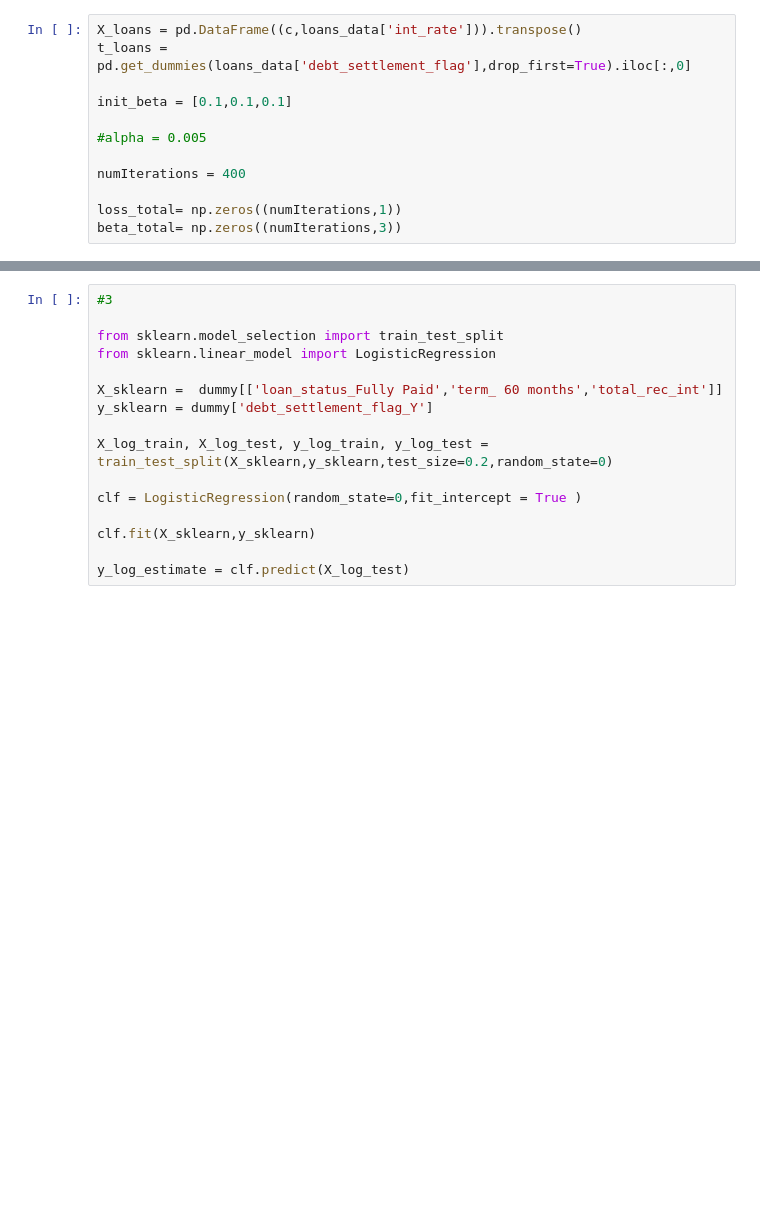
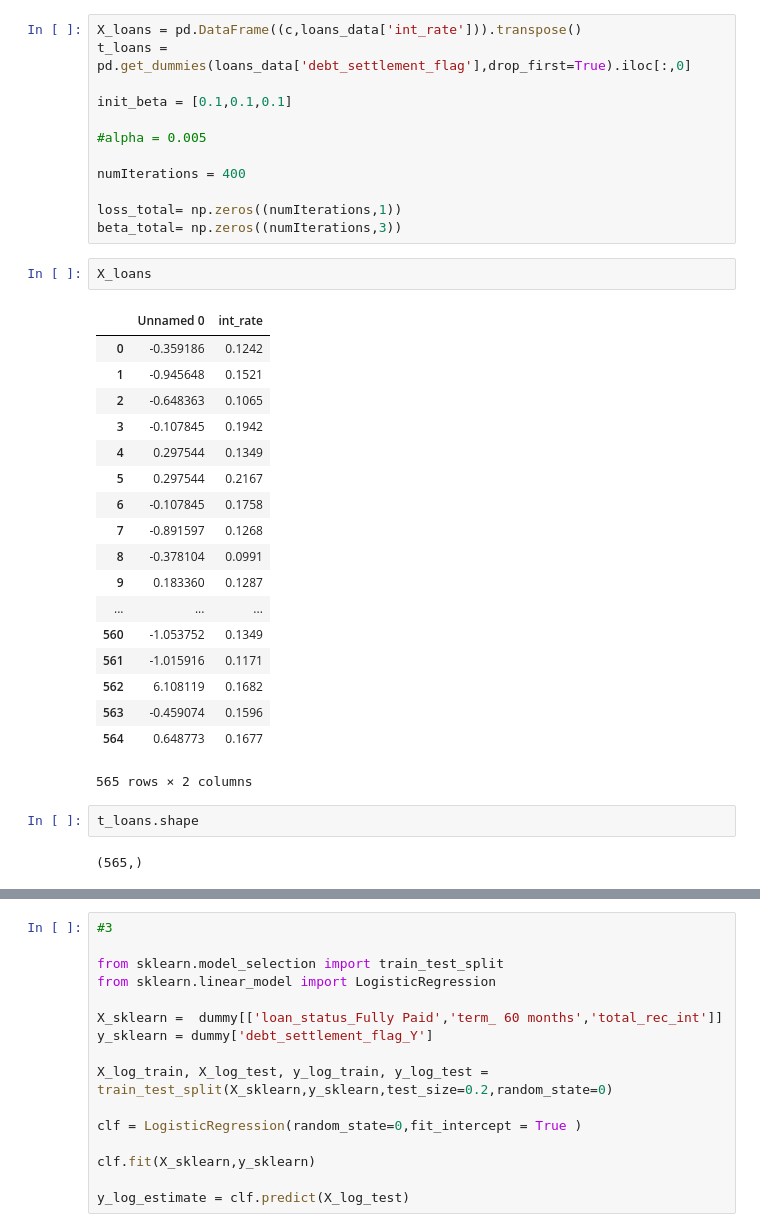
Before and after one commit to weiweiECNU/QBUS, a Jupyter notebook: qbus6850_19_1/assignment1/assignment1.ipynb, the cells around one changed output, grey strips where cells are left out. Drawn from its saved outputs; the diff is of its cells as text; blank space fills up the shorter version.

```diff
--- a/qbus6850_19_1/assignment1/assignment1.ipynb
+++ b/qbus6850_19_1/assignment1/assignment1.ipynb
@@ -346,6 +385,31 @@ numIterations = 400
 
 loss_total= np.zeros((numIterations,1))
 beta_total= np.zeros((numIterations,3))
+# %%
+X_loans
+# %% [output]
+|  | Unnamed 0 | int_rate |
+| 0 | -0.359186 | 0.1242 |
+| 1 | -0.945648 | 0.1521 |
+| 2 | -0.648363 | 0.1065 |
+| 3 | -0.107845 | 0.1942 |
+| 4 | 0.297544 | 0.1349 |
+| 5 | 0.297544 | 0.2167 |
+| 6 | -0.107845 | 0.1758 |
+| 7 | -0.891597 | 0.1268 |
+| 8 | -0.378104 | 0.0991 |
+| 9 | 0.183360 | 0.1287 |
+| ... | ... | ... |
+| 560 | -1.053752 | 0.1349 |
+| 561 | -1.015916 | 0.1171 |
+| 562 | 6.108119 | 0.1682 |
+| 563 | -0.459074 | 0.1596 |
+| 564 | 0.648773 | 0.1677 |
+565 rows × 2 columns
+# %%
+t_loans.shape
+# %% [output]
+(565,)
 # %%
 alphas = np.linspace(0.1,1,10)
 alphas = np.insert(alphas,0,[0.01,0.02,0.03,0.04,0.05,0.06,0.07,0.08,0.09,0.001,0.005,0.0001,0.0005])
```
Also changed, not shown: parts of 4 cells of this notebook, 10 other files.
